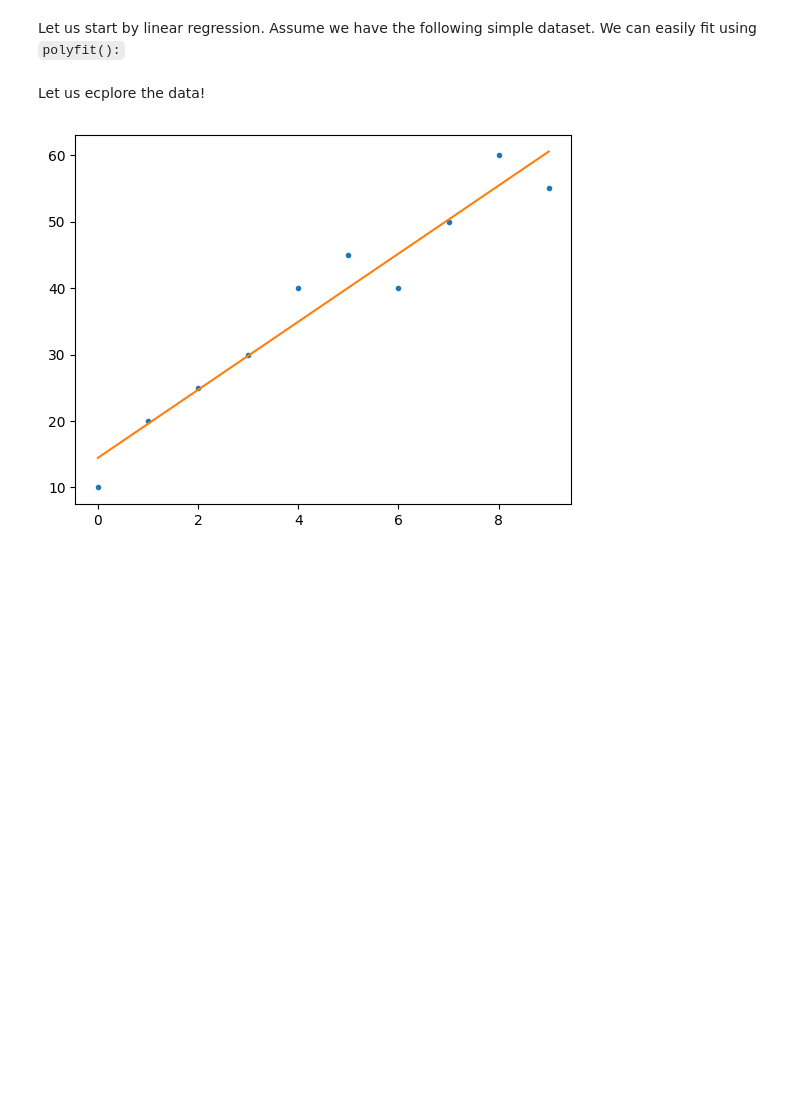
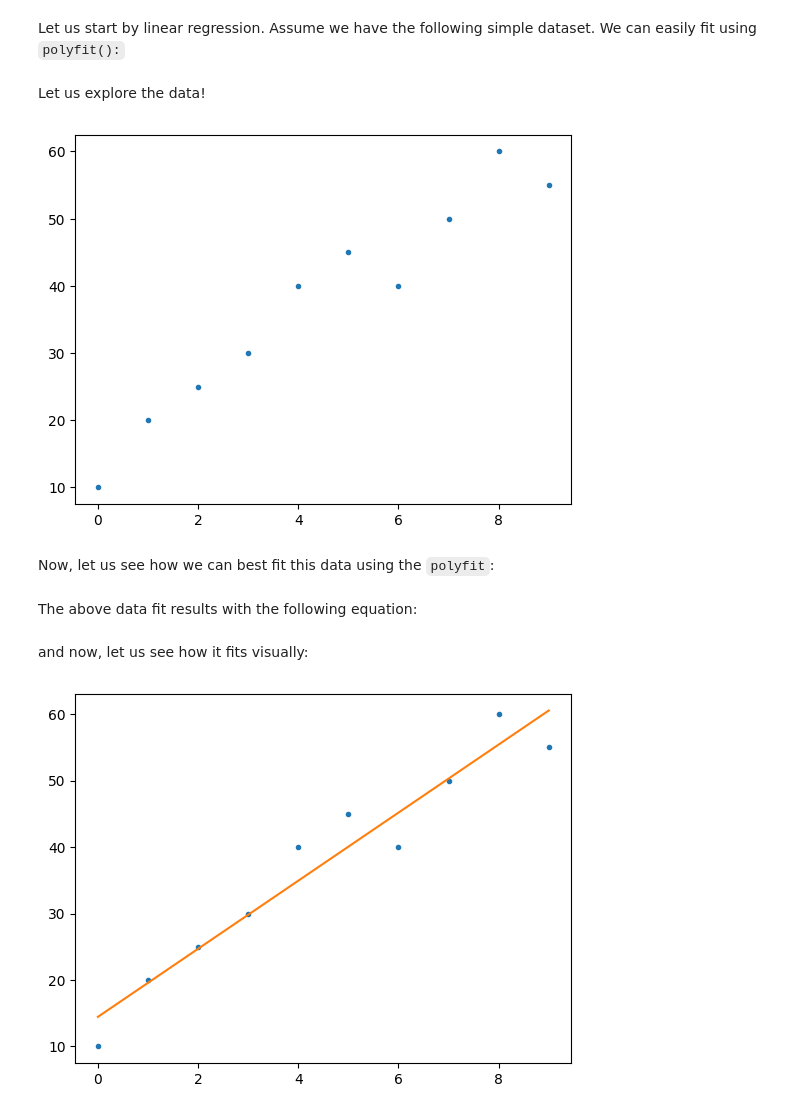
Before and after one commit to saerarawas/AAI612, a Jupyter notebook: Week1/Notebook1.1.ipynb, the cells around one changed output. Saved outputs shown, nothing was run; the diff lists cells and outputs as text; code cells hidden in the pictures; blank space fills up the shorter version.

```diff
--- a/Week1/Notebook1.1.ipynb
+++ b/Week1/Notebook1.1.ipynb
@@ -31,4 +31,11 @@ import numpy as np
 x = np.array([ 0,  1,  2,  3,  4,  5,  6,  7,  8,  9])
 y = np.array([10, 20, 25, 30, 40, 45, 40, 50, 60, 55])
 # %% [markdown]
-Let us ecplore the data!
+Let us explore the data!
+# %%
+plt.plot(x, y, '.')
+plt.show()
+# %% [output]
+[figure, added]
+# %% [markdown]
+Now, let us see how we can best fit this data using the `polyfit`:
@@ -34,0 +46,2 @@ Let us ecplore the data!
+# %% [markdown]
+The above data fit results with the following equation:
@@ -35,3 +50,5 @@ Let us ecplore the data!
+# %% [markdown]
+and now, let us see how it fits visually:
 # %%
 plt.plot(x, y, '.')
 plt.plot(x, y_hat, '-')
```
Also changed, not shown: parts of 8 cells of this notebook.
